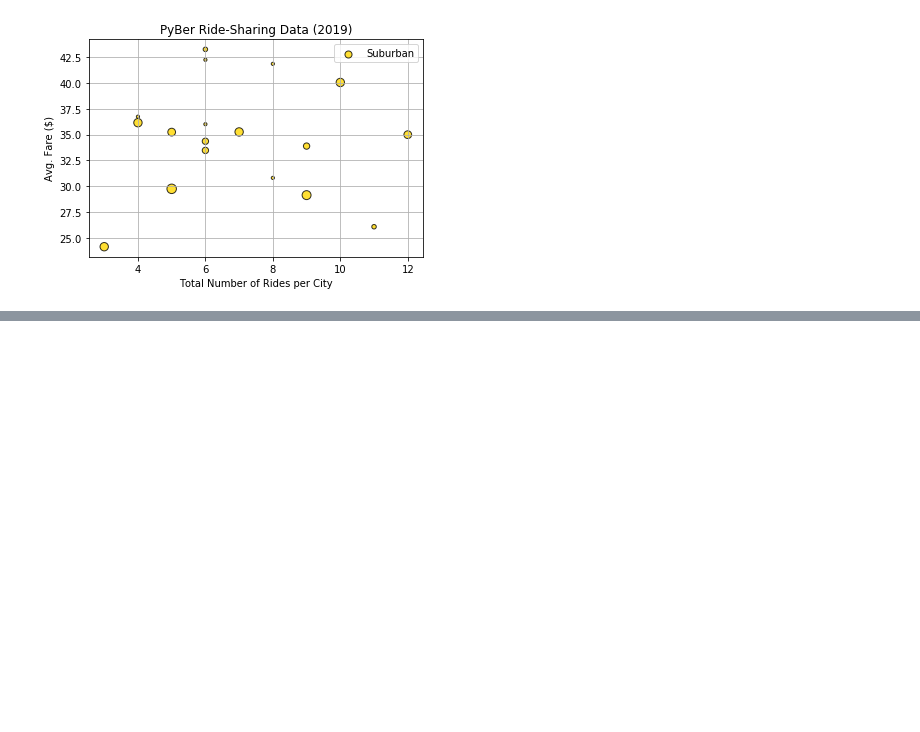
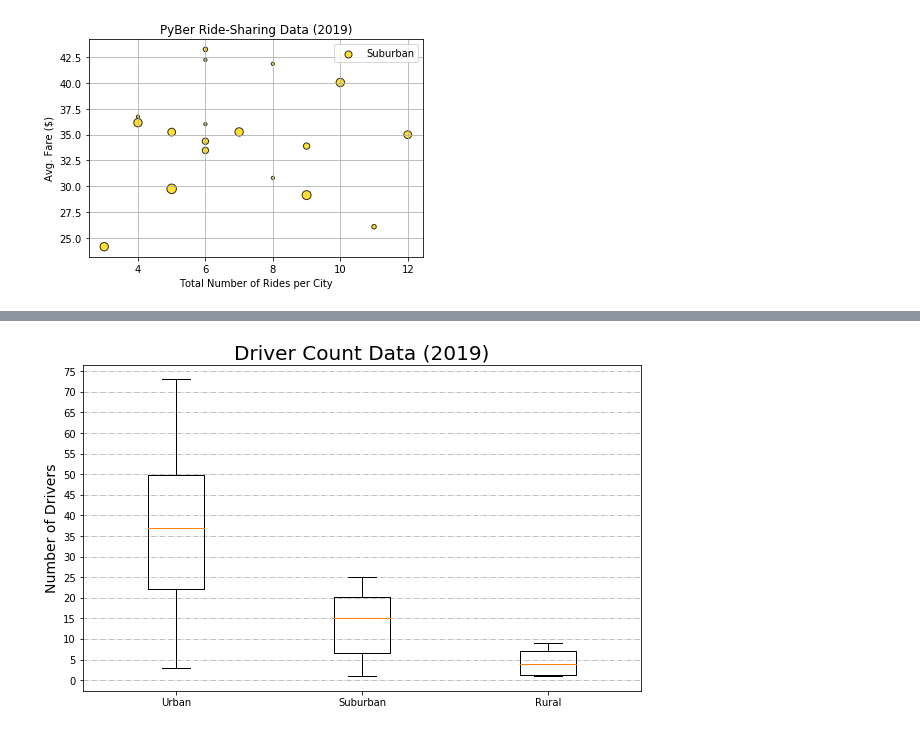
Before and after one commit to TaishiMatsuda/PyBer_Analysis, a Jupyter notebook: PyBer.ipynb, the cells around one changed output, grey strips where cells are left out. Saved outputs shown, nothing was run; the diff lists cells and outputs as text; code cells hidden in the pictures; blank space fills up the shorter version.

```diff
--- a/PyBer.ipynb
+++ b/PyBer.ipynb
@@ -196,0 +295,24 @@ plt.show()
+# %%
+# Create a box-and-whisker plot for the driver count
+
+# Preparing labels and dataframe for ride count
+x_labels = city_data_df['type'].unique()
+yaxis = []
+for type in x_labels:
+    yaxis.append(city_data_df[city_data_df['type'] == type]['driver_count'])
+
+# Preparing Figure
+fig, ax = plt.subplots(figsize=(10,6))
+ax.boxplot(yaxis, labels=x_labels)
+
+# Other Graph Properties
+ax.set_title('Driver Count Data (2019)', fontsize=20)
+ax.set_ylabel('Number of Drivers', fontsize=14)
+ax.set_yticks(np.arange(0,80,step=5.0))
+ax.grid(linestyle='-.', axis='y')
+
+# Save and show figure
+plt.savefig('Analysis/Fig4.png')
+plt.show()
+# %% [output]
+[figure, added]
```
Also changed, not shown: parts of 14 cells of this notebook, 4 other files.
